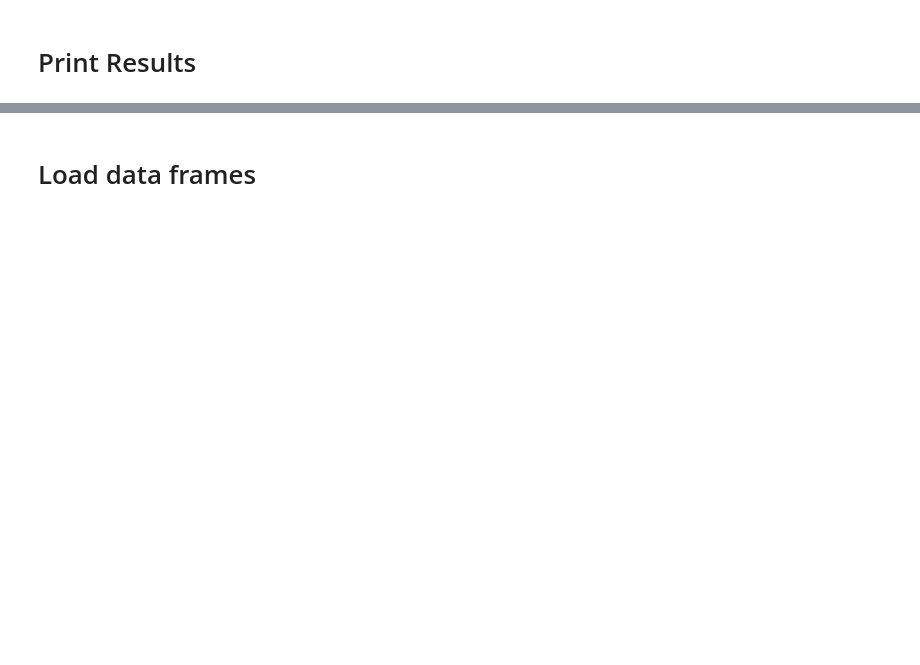
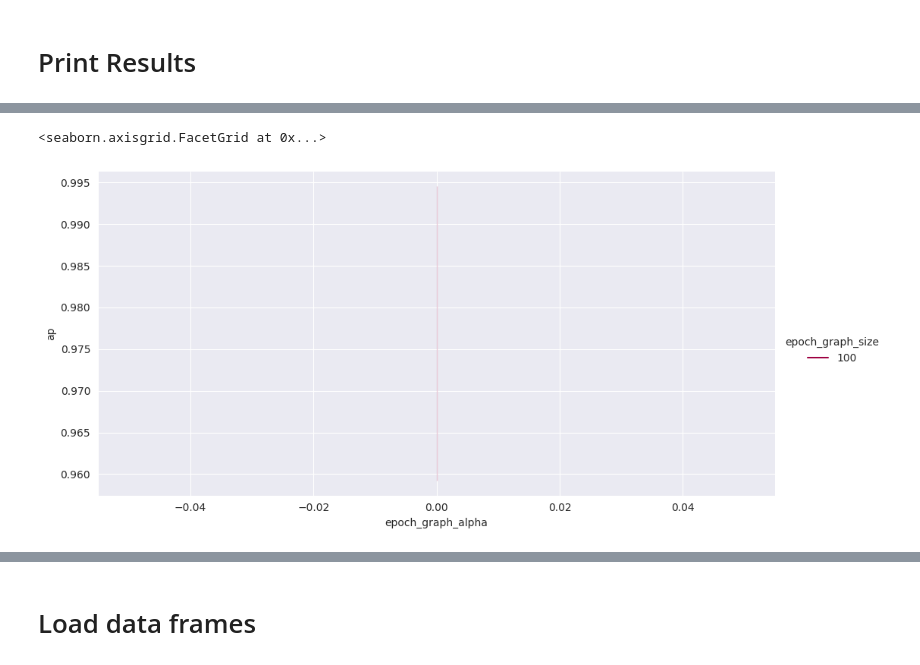
Before and after one commit to HydrofinLoewenherz/embedding-eval-framework, a Jupyter notebook: notebooks/main.ipynb, the cells around one changed output, grey strips where cells are left out. Drawn from its saved outputs; the diff is of its cells as text; code cells hidden in the pictures; blank space fills up the shorter version.

```diff
--- a/notebooks/main.ipynb
+++ b/notebooks/main.ipynb
@@ -109,14 +133,17 @@ sns.catplot(
 # %%
 # score per epoch graph size and alpha (line with std)
 sns.relplot(
     data=df_result, kind="line",
     hue="epoch_graph_size",
     x="epoch_graph_alpha",
     y="ap",
     errorbar="sd",
-    palette="Spectral",
+    palette=palette,
     aspect=2,
 )
+# %% [output]
+<seaborn.axisgrid.FacetGrid at 0x...>
+[figure, added]
 # %%
 # run time per graph and epoch graph size (line with std)
 g = sns.relplot(
```
Also changed, not shown: parts of 13 cells of this notebook, 17 other files.
